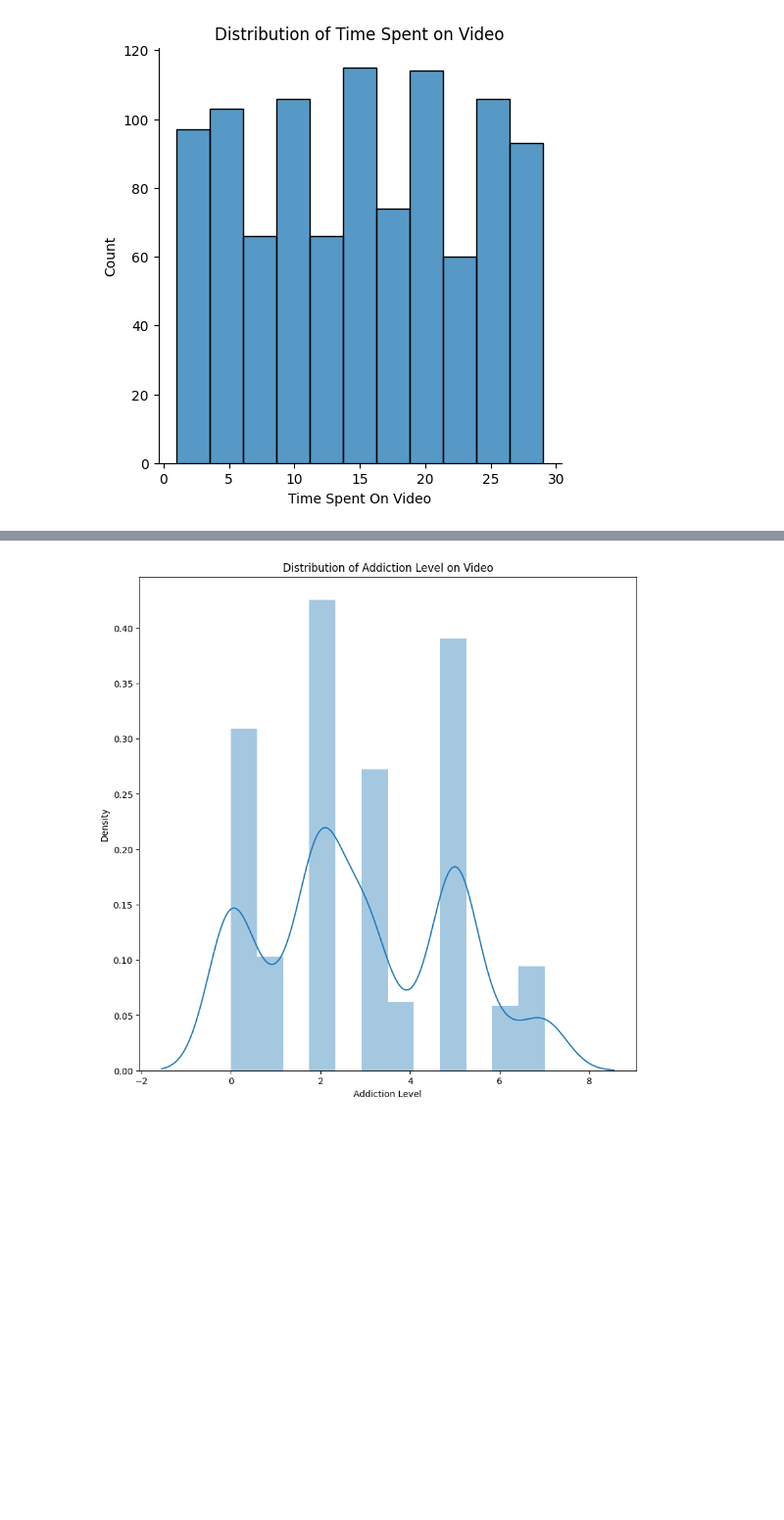
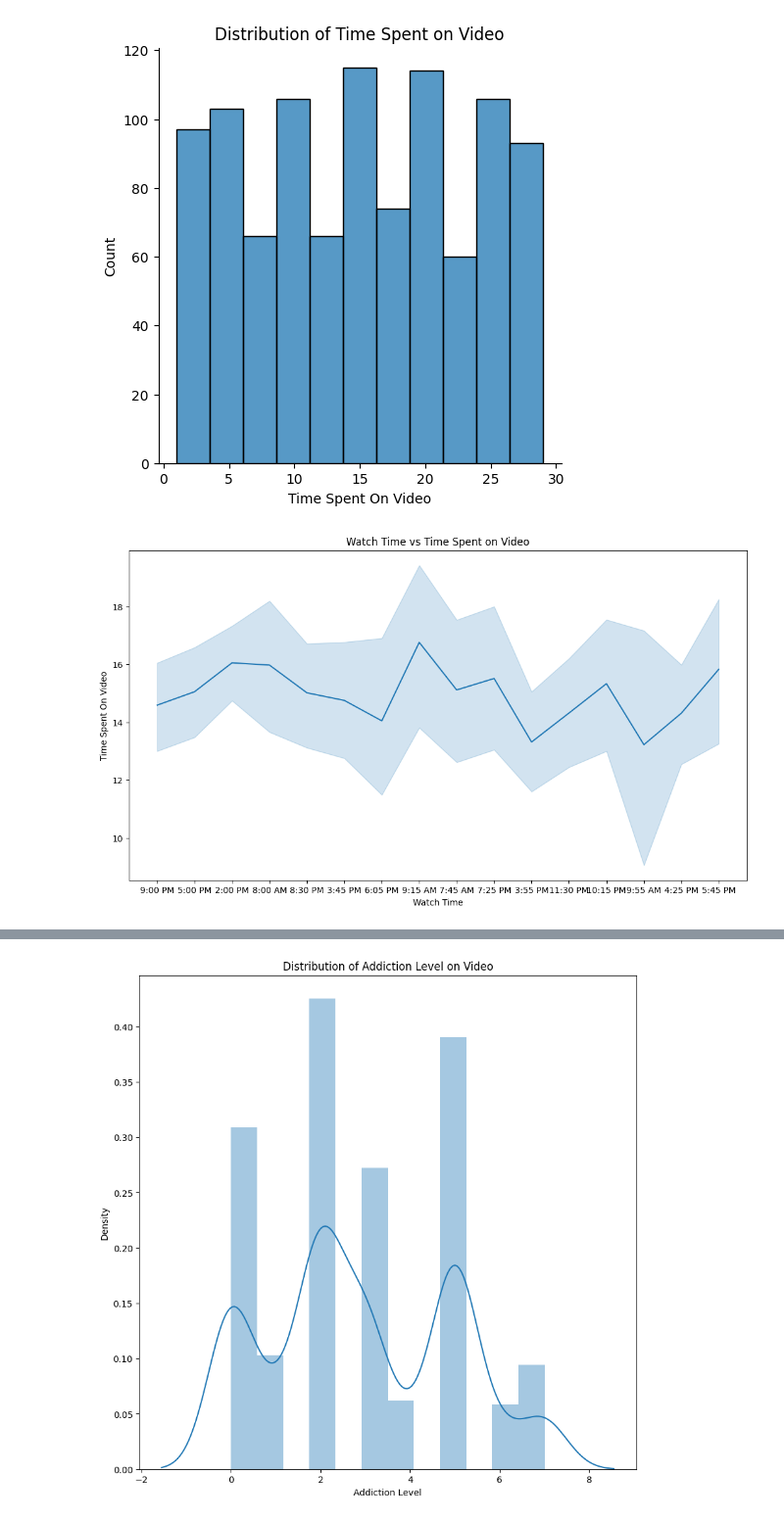
Before and after one commit to ankitg-02/Social-Media-Usage-analysis, a Jupyter notebook: Social_Media_Usage.ipynb, the cells around one changed output, grey strips where cells are left out. Shown: that part at 98% size. Drawn from its saved outputs; the diff is of its cells as text; code cells hidden in the pictures; blank space fills up the shorter version.

```diff
--- a/Social_Media_Usage.ipynb
+++ b/Social_Media_Usage.ipynb
@@ -113,3 +115,10 @@ plt.show()
 # %% [output]
 <Figure size 1000x1000 with 0 Axes>
 [figure]
+# %%
+plt.figure(figsize=(13,7))
+sns.lineplot(x=data['Watch Time'],y=data['Time Spent On Video'])
+plt.title('Watch Time vs Time Spent on Video')
+plt.show()
+# %% [output]
+[figure, added]
```
Also changed, not shown: parts of 16 cells of this notebook.
